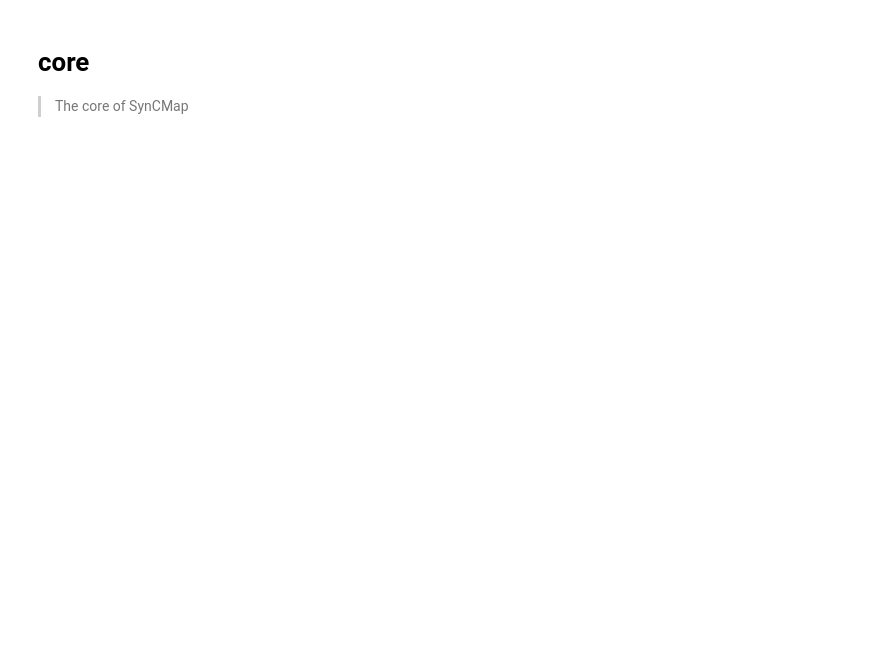
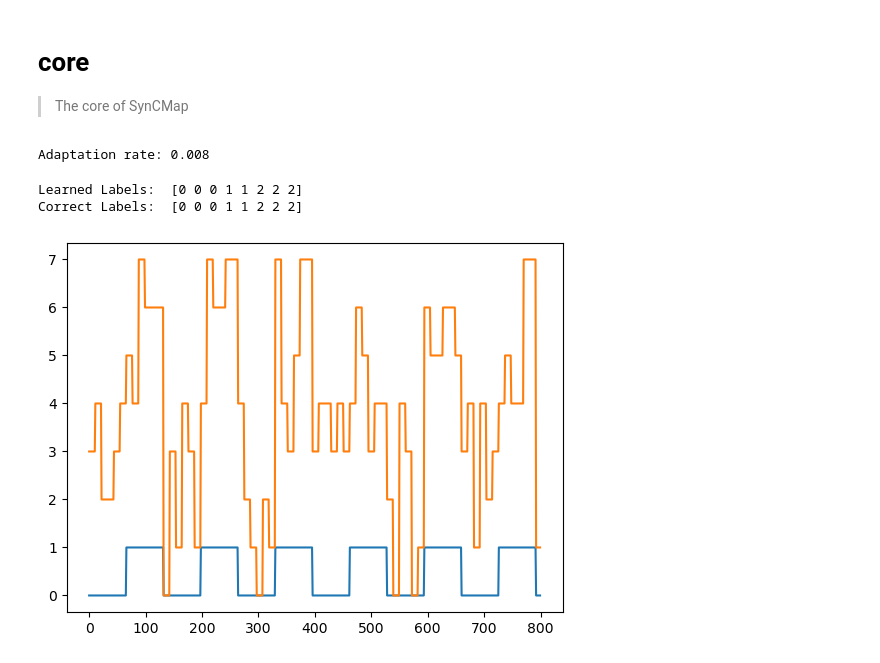
Before and after one commit to Loccret/SyncMap-Draft, a Jupyter notebook: nbs/00_core.ipynb, the cells around one changed output. Drawn from its saved outputs; the diff is of its cells as text; code cells hidden in the pictures; blank space fills up the shorter version.

Commit message:
add test to env and syncmap

```diff
--- a/nbs/00_core.ipynb
+++ b/nbs/00_core.ipynb
@@ -161,3 +165,33 @@ class SyncMap:
 
 		plt.show()
 		plt.close()
+# %%
+time_delay = 10
+env = OverlapChunkTest1(time_delay)
+output_size = env.getOutputSize()
+output_size
+
+sequence_length = 100000
+
+####### SyncMap #####
+number_of_nodes= output_size
+adaptation_rate= 0.001*output_size
+print("Adaptation rate:", adaptation_rate)
+map_dimensions= 2
+neuron_group= SyncMap(number_of_nodes, map_dimensions, adaptation_rate)
+input_sequence, input_class = env.getSequence(sequence_length)
+# %% [output]
+Adaptation rate: 0.008
+# %%
+neuron_group.input(input_sequence)
+labels= neuron_group.organize()
+
+print("Learned Labels: ",labels)
+print("Correct Labels: ",env.trueLabel())
+# %% [output]
+Learned Labels:  [0 0 0 1 1 2 2 2]
+Correct Labels:  [0 0 0 1 1 2 2 2]
+# %%
+env.plot(input_class[:800], input_sequence[:800])
+# %% [output]
+[figure, added]
```
Also changed, not shown: parts of 2 cells of this notebook, 1 other file.
